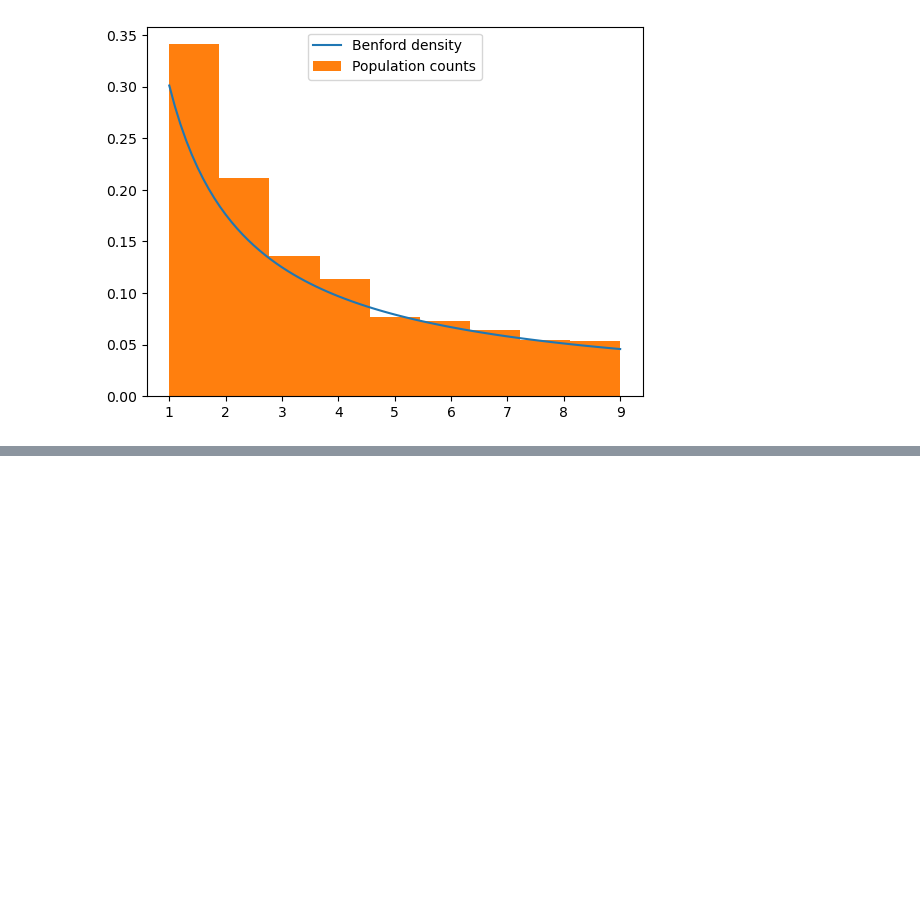
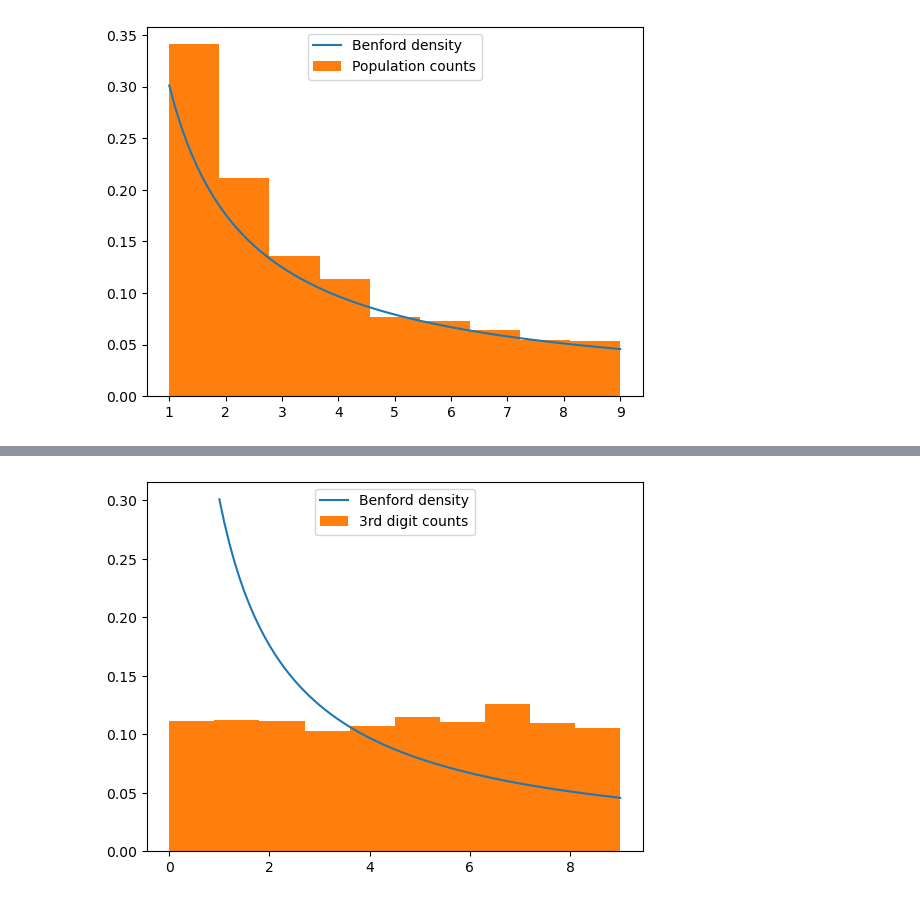
Before and after one commit to starkcoffee/maths, a Jupyter notebook: prob_sim_book/BenfordsLaw.ipynb, the cells around one changed output, grey strips where cells are left out. Cells and saved outputs as stored; diff of their text form; code cells hidden in the pictures; blank space fills up the shorter version.

```diff
--- a/prob_sim_book/BenfordsLaw.ipynb
+++ b/prob_sim_book/BenfordsLaw.ipynb
@@ -88,0 +101,8 @@ Next steps
+# %%
+third_digs = [n[3] for n in pop_digits]
+plot(x_axis, benford_values, label="Benford density")
+hist(third_digs, 10, density=true, label="3rd digit counts")
+legend(loc="upper center")
+;
+# %% [output]
+[figure, added]
```
Also changed, not shown: parts of 5 cells of this notebook.
